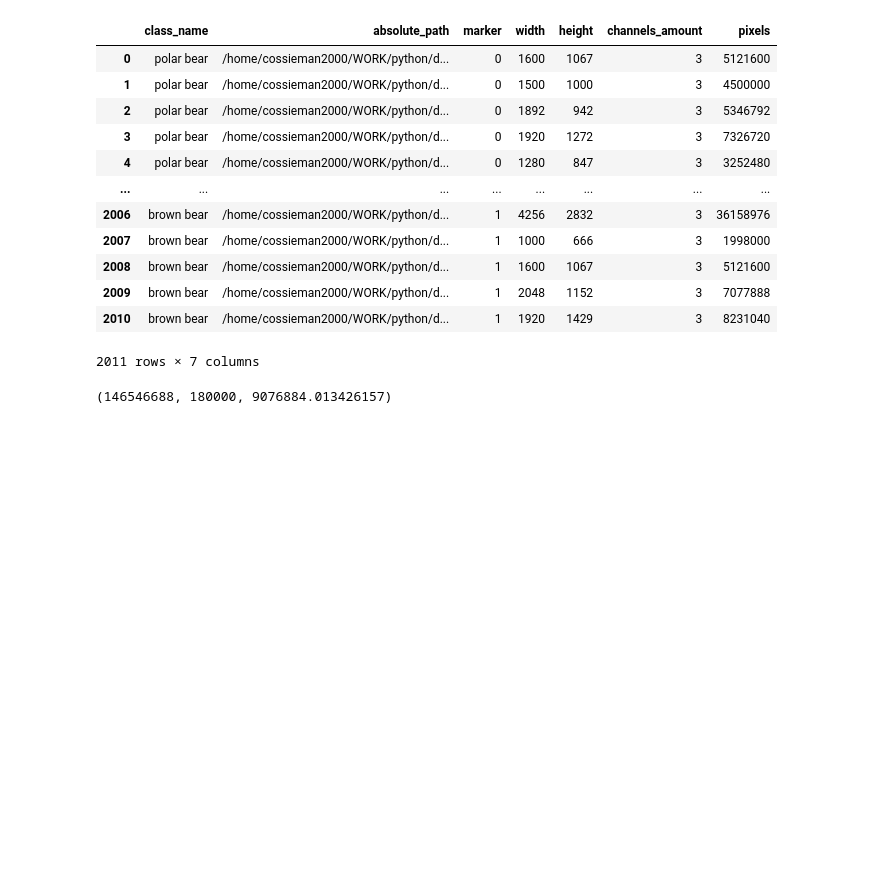
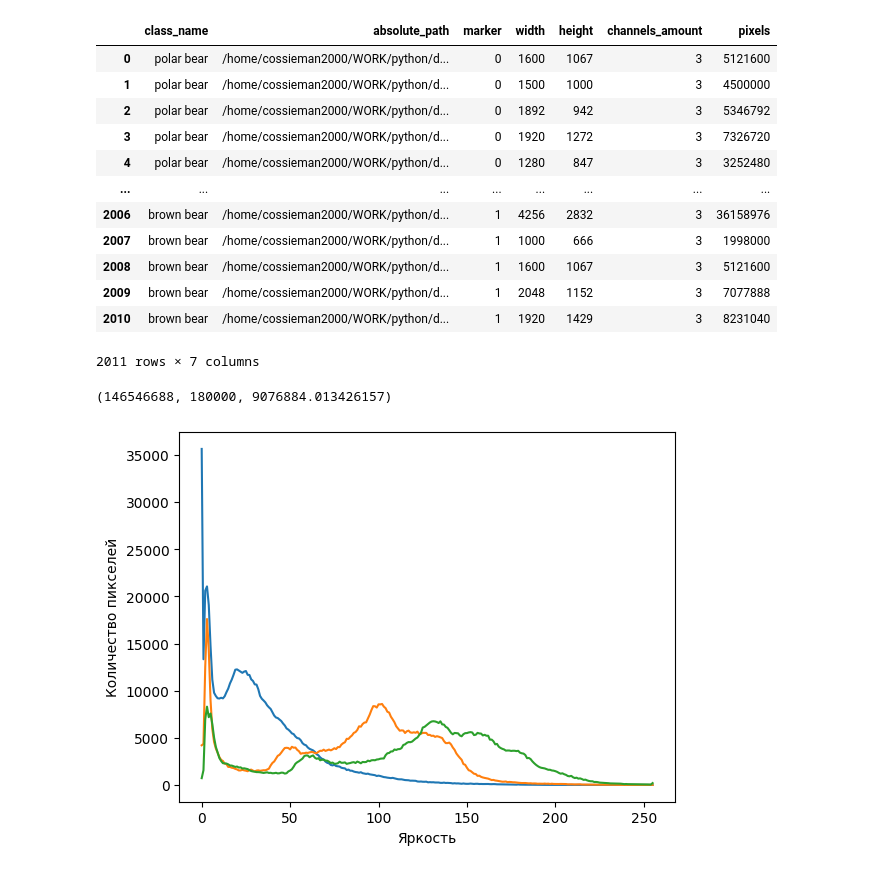
Before and after one commit to Airfix982/lab1, a Jupyter notebook: lab4.ipynb, the cells around one changed output. Saved outputs shown, nothing was run; the diff lists cells and outputs as text; code cells hidden in the pictures; blank space fills up the shorter version.

```diff
--- a/lab4.ipynb
+++ b/lab4.ipynb
@@ -139,3 +125,23 @@ mean_pixels = df['pixels'].mean()
 max_pixels, min_pixels, mean_pixels#8
 # %% [output]
 (146546688, 180000, 9076884.013426157)
+# %%
+def Histograme (df: pd.DataFrame, marker: int):
+    image = cv2.imread((df[df['marker']==marker].sample())['absolute_path'].values[0])
+    color = ('b', 'g', 'r')
+    lines = list(range(3))
+    for i, col in enumerate(color):
+        histr = cv2.calcHist([image], [i], None, [256], [0, 256])
+        lines[i] = histr
+    return lines[0], lines[1], lines[2]
+# %%
+b, g, r = Histograme(df, 1)
+fig, ax = plt.subplots()
+ax.plot(b)
+ax.plot(g)
+ax.plot(r)
+ax.set_xlabel('Яркость')
+ax.set_ylabel('Количество пикселей')
+plt.show()
+# %% [output]
+[figure, added]
```
Also changed, not shown: parts of 1 cell of this notebook.
